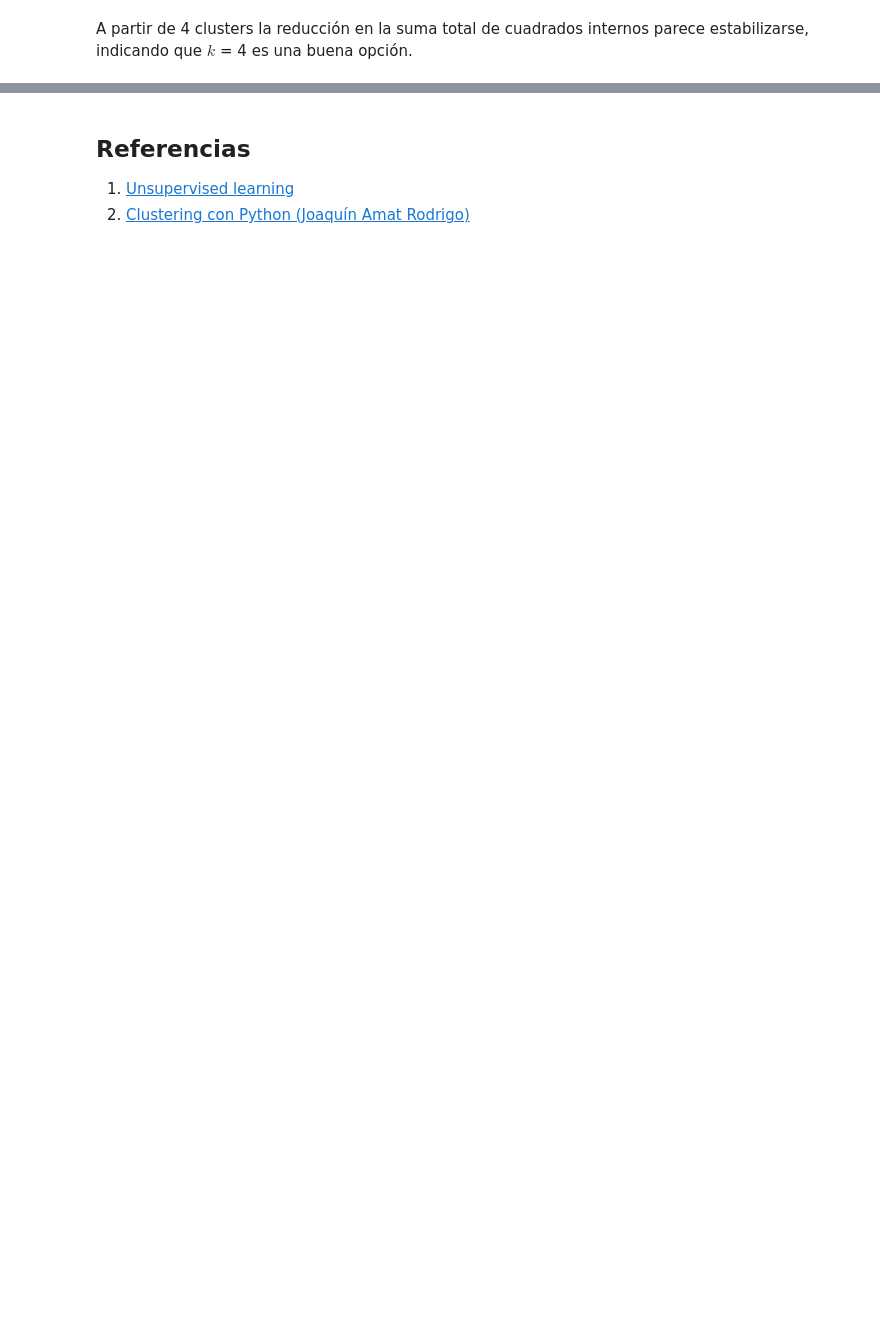
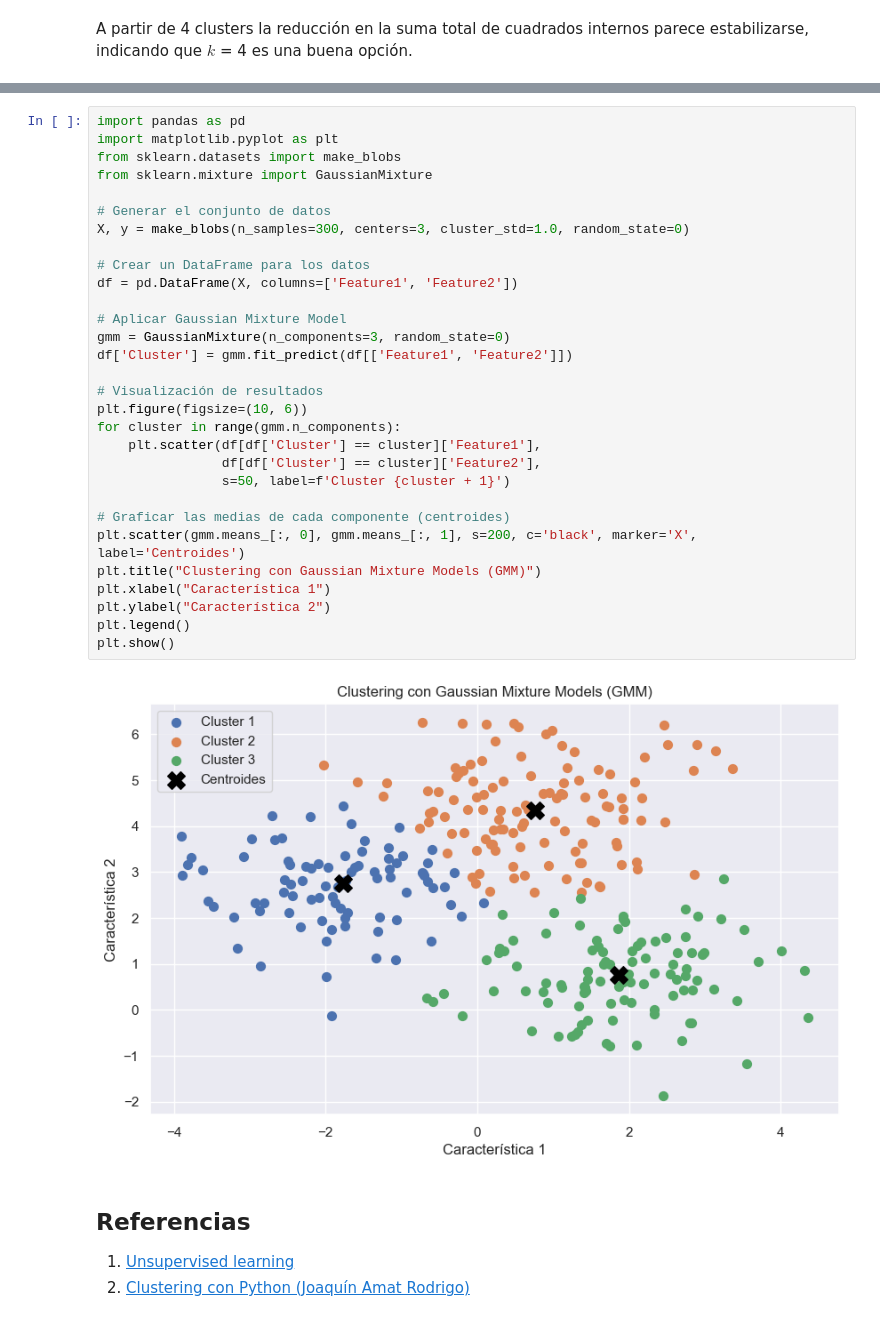
Before and after one commit to fralfaro/MAT281_2024, a Jupyter notebook: docs/lectures/machine_learning/ns_01.ipynb, the cells around one changed output, grey strips where cells are left out. Cells and saved outputs as stored; diff of their text form; blank space fills up the shorter version.

```diff
--- a/docs/lectures/machine_learning/ns_01.ipynb
+++ b/docs/lectures/machine_learning/ns_01.ipynb
@@ -945,3 +432,35 @@ El clustering puede ser una herramienta muy útil para encontrar agrupaciones en
+# %%
+import pandas as pd
+import matplotlib.pyplot as plt
+from sklearn.datasets import make_blobs
+from sklearn.mixture import GaussianMixture
+
+# Generar el conjunto de datos
+X, y = make_blobs(n_samples=300, centers=3, cluster_std=1.0, random_state=0)
+
+# Crear un DataFrame para los datos
+df = pd.DataFrame(X, columns=['Feature1', 'Feature2'])
+
+# Aplicar Gaussian Mixture Model
+gmm = GaussianMixture(n_components=3, random_state=0)
+df['Cluster'] = gmm.fit_predict(df[['Feature1', 'Feature2']])
+
+# Visualización de resultados
+plt.figure(figsize=(10, 6))
+for cluster in range(gmm.n_components):
+    plt.scatter(df[df['Cluster'] == cluster]['Feature1'],
+                df[df['Cluster'] == cluster]['Feature2'],
+                s=50, label=f'Cluster {cluster + 1}')
+
+# Graficar las medias de cada componente (centroides)
+plt.scatter(gmm.means_[:, 0], gmm.means_[:, 1], s=200, c='black', marker='X', label='Centroides')
+plt.title("Clustering con Gaussian Mixture Models (GMM)")
+plt.xlabel("Característica 1")
+plt.ylabel("Característica 2")
+plt.legend()
+plt.show()
+# %% [output]
+[figure, added]
 # %% [markdown]
 ## Referencias
 
```
Also changed, not shown: parts of 79 cells of this notebook.
